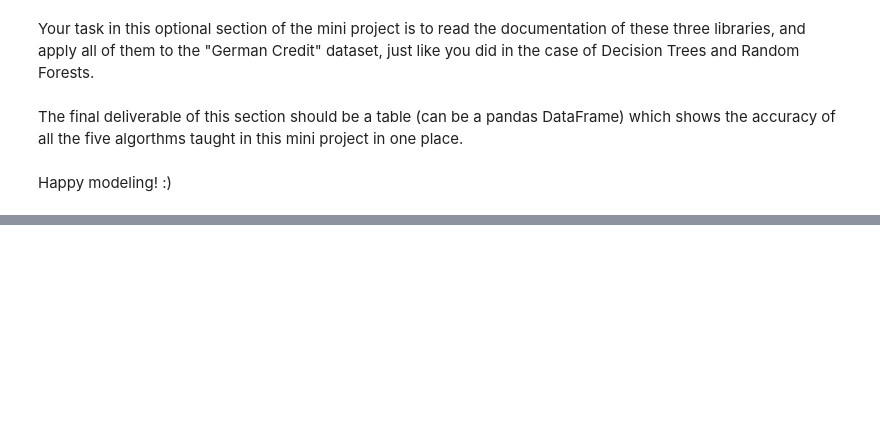
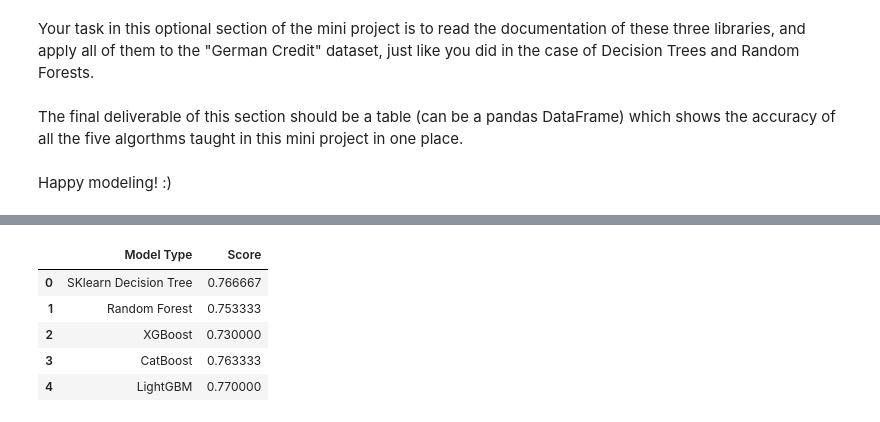
Before and after one commit to Madxam/mec-mini-projects, a Jupyter notebook: mec-13.5.1-tree-based-algorithms-mini-project/Mini_Project_Tree-Based_Algorithms.ipynb, the cells around one changed output, grey strips where cells are left out. Cells and saved outputs as stored; diff of their text form; code cells hidden in the pictures; blank space fills up the shorter version.

```diff
--- a/mec-13.5.1-tree-based-algorithms-mini-project/Mini_Project_Tree-Based_Algorithms.ipynb
+++ b/mec-13.5.1-tree-based-algorithms-mini-project/Mini_Project_Tree-Based_Algorithms.ipynb
@@ -115,0 +474,24 @@ Happy modeling! :)
+# %%
+from lightgbm import LGBMClassifier
+
+# lgb_parameters = {
+#     'objective':'binary',
+#     'n_jobs':'-3'
+# }
+
+lgb_sfs_clf = LGBMClassifier(objective = 'binary', n_jobs = -3)
+lgb_sfs_clf = lgb_sfs_clf.fit(sfs_forward_train,
+                             y_forward_train)
+
+lgb_sfs_pred = lgb_sfs_clf.predict(sfs_forward_test)
+
+
+lgb_all_data_clf = LGBMClassifier(objective = 'binary', n_jobs = -3)
+lgb_all_data_clf = lgb_all_data_clf.fit(X_train,
+                                       y_train)
+
+lgb_all_data_pred = lgb_all_data_clf.predict(X_test)
+
+print(classification_report(y_forward_test, lgb_sfs_pred),
+     '\n', '-'*60, '\n',
+     classification_report(y_test, lgb_all_data_pred))
@@ -115,0 +517,10 @@ Happy modeling! :)
+# %%
+# Preparing final deliverable (all model accuracy scores) as pandas dataframe
+limited_feature_set_model_scores = [
+    ['SKlearn Decision Tree', sfs_gs.best_estimator_.score(sfs_forward_test, y_forward_test)],
+    ['Random Forest', rf_sfs_clf.score(sfs_forward_test, y_forward_test)],
+    ['XGBoost', xgb_sfs_clf.score(sfs_forward_test, y_forward_test)],
+    ['CatBoost', catboost_sfs_clf.score(sfs_forward_test, y_forward_test)],
+    ['LightGBM', lgb_sfs_clf.score(sfs_forward_test, y_forward_test)]
+]
+limited_feature_set_model_scores_df = pd.DataFrame(limited_feature_set_model_scores, columns = ['Model Type', 'Score'])
@@ -115,0 +536,9 @@ Happy modeling! :)
+# %%
+limited_feature_set_model_scores_df
+# %% [output]
+|  | Model Type | Score |
+| 0 | SKlearn Decision Tree | 0.766667 |
+| 1 | Random Forest | 0.753333 |
+| 2 | XGBoost | 0.730000 |
+| 3 | CatBoost | 0.763333 |
+| 4 | LightGBM | 0.770000 |
```
Also changed, not shown: parts of 26 cells of this notebook, 5 other files.
